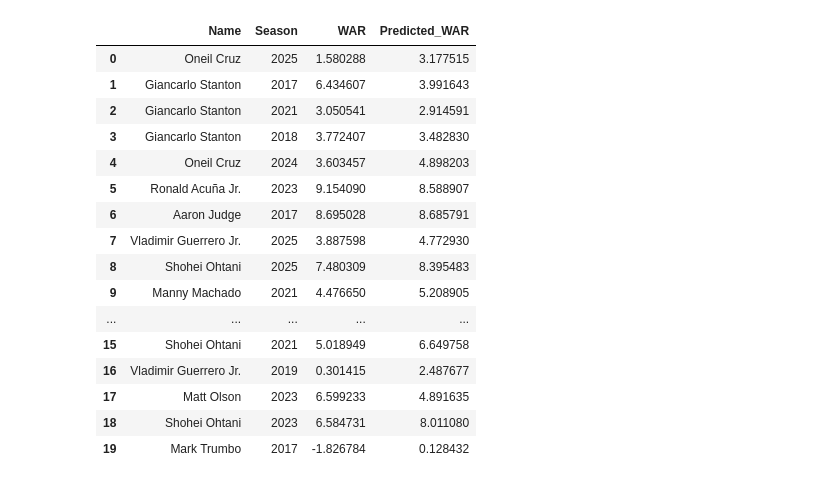
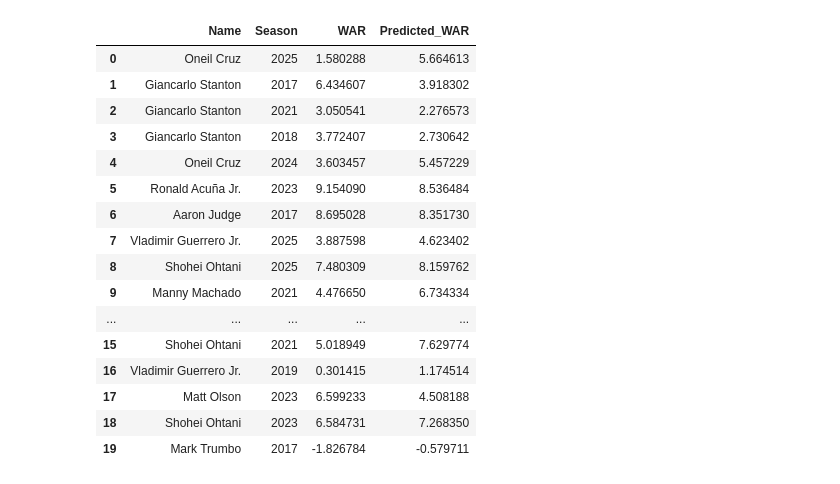
Before and after one commit to sieloffs/MLB-Analytics, a Jupyter notebook: WAR Modeling.ipynb, the cells around one changed output. Drawn from its saved outputs; the diff is of its cells as text; code cells hidden in the pictures.

```diff
--- a/WAR Modeling.ipynb
+++ b/WAR Modeling.ipynb
@@ -91,0 +204,11 @@ dtype: float64
+# %%
+# merging the positions and main dataframes
+df = pd.merge(df, positions, on=['PlayerId', 'Season'], how='left')
+# %%
+# change NAN positions to 'Unknown'
+df['Pos'] = df['Pos'].fillna('Unknown')
+# one hot encode positions
+df = pd.get_dummies(df, columns=['Pos'], prefix='Pos')
+# %%
+y = df['WAR']
+x = df.drop(['Season', 'PA', 'WAR', 'Name', 'Team', 'NameASCII', 'PlayerId', 'MLBAMID', 'Cent%', 'HardHit%', 'maxEV', 'FB%', 'BABIP'], axis=1)
@@ -173,5 +284,0 @@ print(rf_model.score(x_train, y_train))
-# %%
-# predicting WAR for next season based on the current season's stats
-next_season_pred = rf_model.predict(x)
-df['Predicted_WAR'] = next_season_pred
-print(df[['Name', 'Season', 'WAR', 'Predicted_WAR']].head(20))
@@ -208,22 +337,22 @@ plt.show()
 # %%
 # using the linear model to predict WAR for each player in the dataset
-df['Predicted_WAR'] = model.predict(x)
+df['Predicted_WAR'] = reduced_model.predict(x)
 df[['Name', 'Season', 'WAR', 'Predicted_WAR']].head(20)
 # %% [output]
 |  | Name | Season | WAR | Predicted_WAR |
-| 0 | Oneil Cruz | 2025 | 1.580288 | 3.177515 |
-| 1 | Giancarlo Stanton | 2017 | 6.434607 | 3.991643 |
-| 2 | Giancarlo Stanton | 2021 | 3.050541 | 2.914591 |
-| 3 | Giancarlo Stanton | 2018 | 3.772407 | 3.482830 |
-| 4 | Oneil Cruz | 2024 | 3.603457 | 4.898203 |
-| 5 | Ronald Acuña Jr. | 2023 | 9.154090 | 8.588907 |
-| 6 | Aaron Judge | 2017 | 8.695028 | 8.685791 |
-| 7 | Vladimir Guerrero Jr. | 2025 | 3.887598 | 4.772930 |
-| 8 | Shohei Ohtani | 2025 | 7.480309 | 8.395483 |
-| 9 | Manny Machado | 2021 | 4.476650 | 5.208905 |
+| 0 | Oneil Cruz | 2025 | 1.580288 | 5.664613 |
+| 1 | Giancarlo Stanton | 2017 | 6.434607 | 3.918302 |
+| 2 | Giancarlo Stanton | 2021 | 3.050541 | 2.276573 |
+| 3 | Giancarlo Stanton | 2018 | 3.772407 | 2.730642 |
+| 4 | Oneil Cruz | 2024 | 3.603457 | 5.457229 |
+| 5 | Ronald Acuña Jr. | 2023 | 9.154090 | 8.536484 |
+| 6 | Aaron Judge | 2017 | 8.695028 | 8.351730 |
+| 7 | Vladimir Guerrero Jr. | 2025 | 3.887598 | 4.623402 |
+| 8 | Shohei Ohtani | 2025 | 7.480309 | 8.159762 |
+| 9 | Manny Machado | 2021 | 4.476650 | 6.734334 |
 | ... | ... | ... | ... | ... |
-| 15 | Shohei Ohtani | 2021 | 5.018949 | 6.649758 |
-| 16 | Vladimir Guerrero Jr. | 2019 | 0.301415 | 2.487677 |
-| 17 | Matt Olson | 2023 | 6.599233 | 4.891635 |
-| 18 | Shohei Ohtani | 2023 | 6.584731 | 8.011080 |
-| 19 | Mark Trumbo | 2017 | -1.826784 | 0.128432 |
+| 15 | Shohei Ohtani | 2021 | 5.018949 | 7.629774 |
+| 16 | Vladimir Guerrero Jr. | 2019 | 0.301415 | 1.174514 |
+| 17 | Matt Olson | 2023 | 6.599233 | 4.508188 |
+| 18 | Shohei Ohtani | 2023 | 6.584731 | 7.268350 |
+| 19 | Mark Trumbo | 2017 | -1.826784 | -0.579711 |
```
Also changed, not shown: parts of 47 cells of this notebook.
